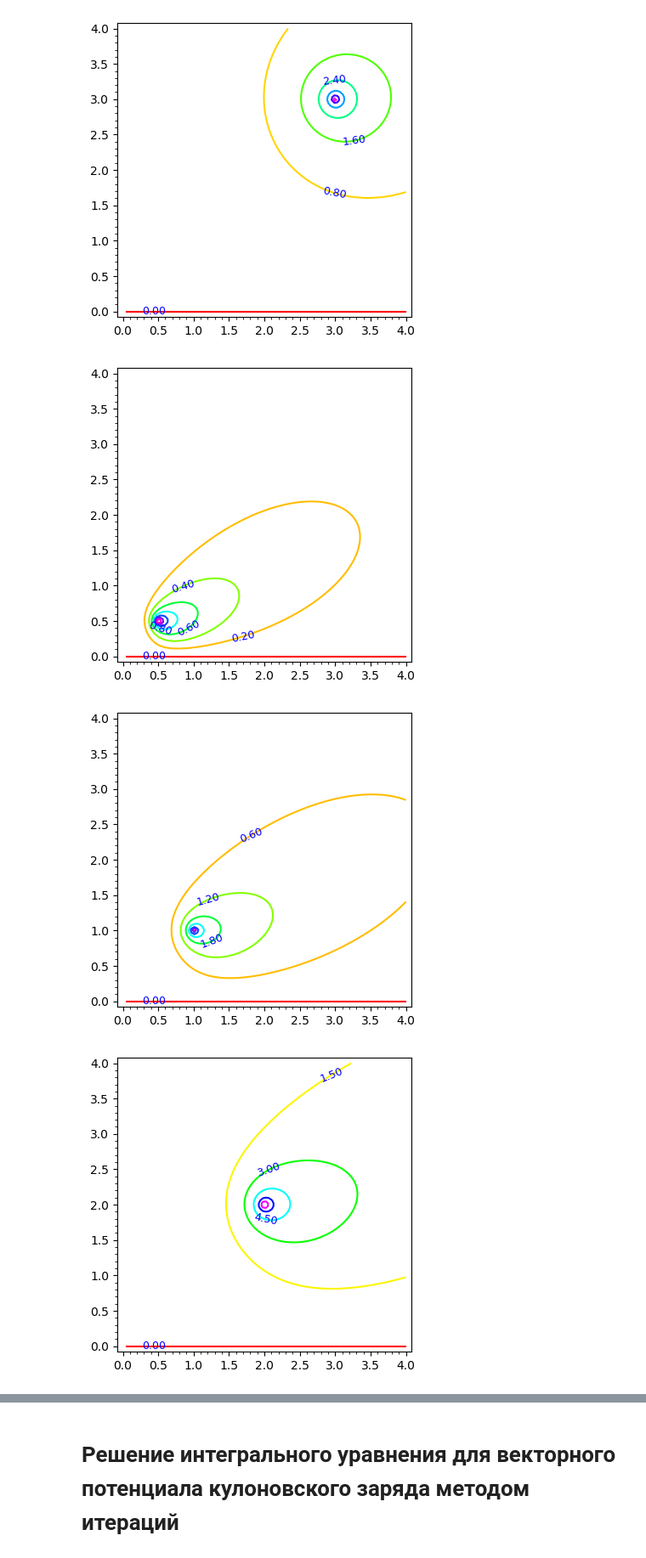
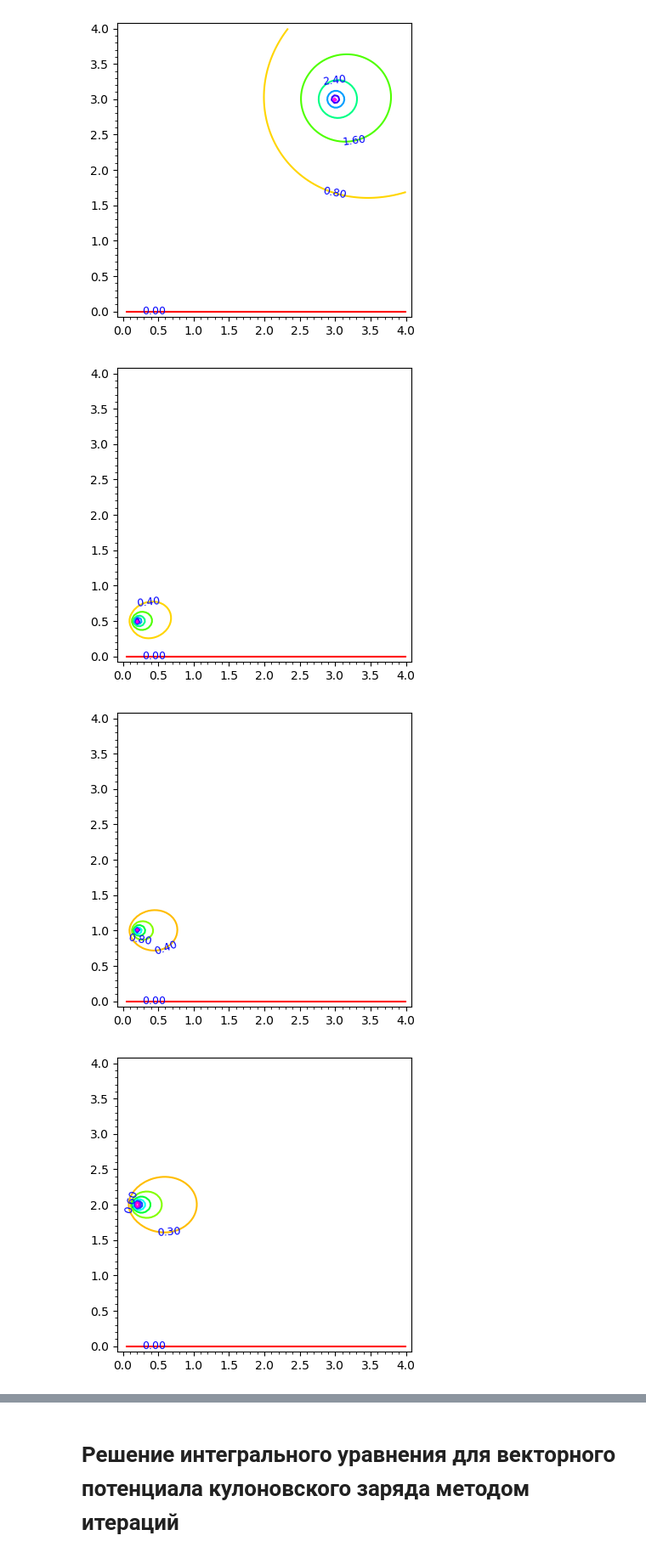
Before and after one commit to daju1/articles, a Jupyter notebook: electrostatic_vector_potential/Vector_potential_of_a_precessing_magnetic_dipole.ipynb, the cells around one changed output, grey strips where cells are left out. Shown at 85% size. Cells and saved outputs as stored; diff of their text form; code cells hidden in the pictures.

```diff
--- a/electrostatic_vector_potential/Vector_potential_of_a_precessing_magnetic_dipole.ipynb
+++ b/electrostatic_vector_potential/Vector_potential_of_a_precessing_magnetic_dipole.ipynb
@@ -476,15 +476,15 @@ contour_plot(Kern_dipol(rm = r_m, ra=3.0, zm = z_m, za=3.0), (r_m,0,4), (z_m,0,4
 # %% [output]
 [figure]
 # %%
-contour_plot(Kerm_dipol(rm = r_m, ra=0.5, zm = z_m, za=0.5), (r_m,0,4), (z_m,0,4), fill=False, cmap='hsv', labels=True)
+contour_plot(Kern_dipol(rm = r_m, ra=0.2, zm = z_m, za=0.5), (r_m,0,4), (z_m,0,4), fill=False, cmap='hsv', labels=True)
 # %% [output]
-[figure, old version]
+[figure, new version]
 # %%
-contour_plot(Kerm_dipol(rm = r_m, ra=1.0, zm = z_m, za=1.0), (r_m,0,4), (z_m,0,4), fill=False, cmap='hsv', labels=True)
+contour_plot(Kern_dipol(rm = r_m, ra=0.2, zm = z_m, za=1.0), (r_m,0,4), (z_m,0,4), fill=False, cmap='hsv', labels=True)
 # %% [output]
-[figure, old version]
+[figure, new version]
 # %%
-contour_plot(Kerm_dipol(rm = r_m, ra=2.0, zm = z_m, za=2.0), (r_m,0,4), (z_m,0,4), fill=False, cmap='hsv', labels=True)
+contour_plot(Kern_dipol(rm = r_m, ra=0.2, zm = z_m, za=2.0), (r_m,0,4), (z_m,0,4), fill=False, cmap='hsv', labels=True)
 # %% [output]
-[figure, old version]
+[figure, new version]
 # %%
```
Also changed, not shown: parts of 47 cells of this notebook.
